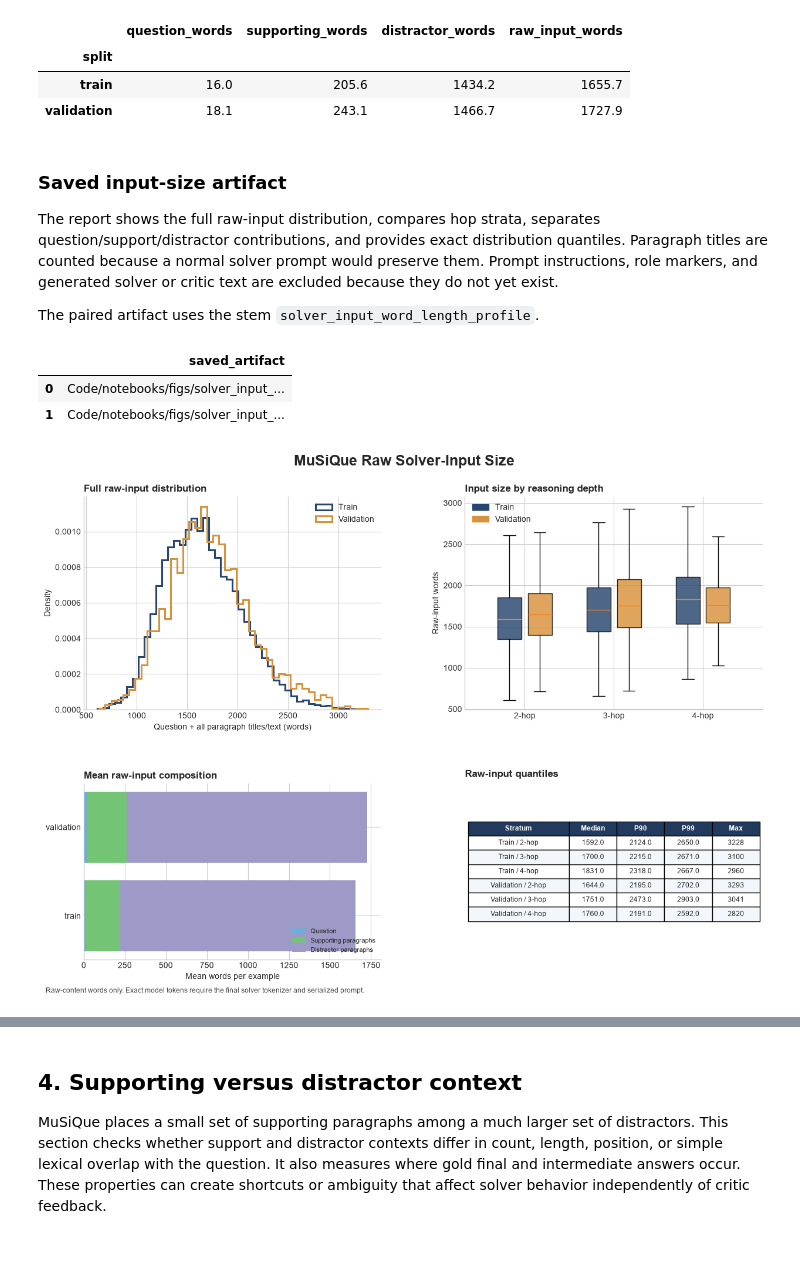
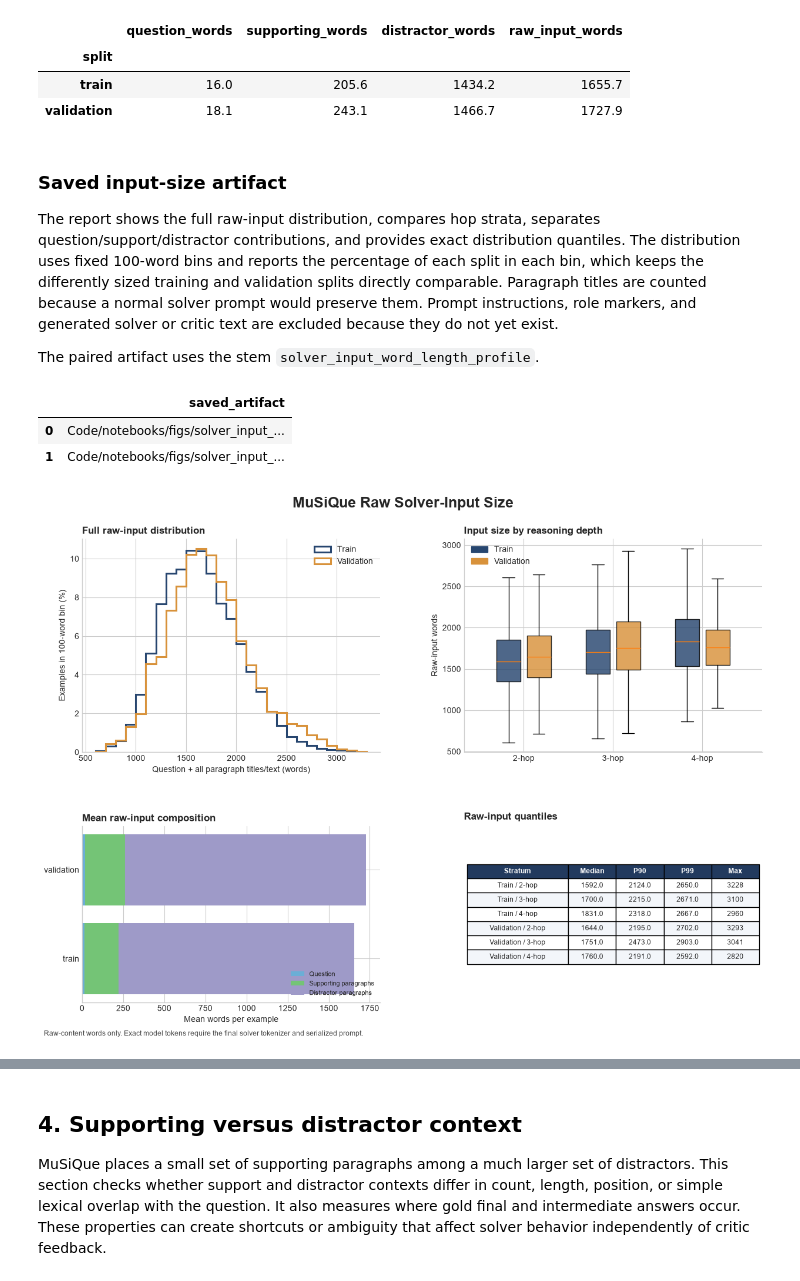
Before and after one commit to Jschechter18/fall-2026-group3, a Jupyter notebook: Code/notebooks/EDA.ipynb, the cells around one changed output, grey strips where cells are left out. Saved outputs shown, nothing was run; the diff lists cells and outputs as text; code cells hidden in the pictures; blank space fills up the shorter version.

Commit message:
better dependent variable for distribution graph

```diff
--- a/Code/notebooks/EDA.ipynb
+++ b/Code/notebooks/EDA.ipynb
@@ -773,7 +774,7 @@ display(input_component_summary)
 # %% [markdown]
 ### Saved input-size artifact
 
-The report shows the full raw-input distribution, compares hop strata, separates question/support/distractor contributions, and provides exact distribution quantiles. Paragraph titles are counted because a normal solver prompt would preserve them. Prompt instructions, role markers, and generated solver or critic text are excluded because they do not yet exist.
+The report shows the full raw-input distribution, compares hop strata, separates question/support/distractor contributions, and provides exact distribution quantiles. The distribution uses fixed 100-word bins and reports the percentage of each split in each bin, which keeps the differently sized training and validation splits directly comparable. Paragraph titles are counted because a normal solver prompt would preserve them. Prompt instructions, role markers, and generated solver or critic text are excluded because they do not yet exist.
 
 The paired artifact uses the stem `solver_input_word_length_profile`.
 # %%
@@ -786,11 +787,26 @@ component_axis = fig.add_subplot(grid[1, 0])
 quantile_axis = fig.add_subplot(grid[1, 1])
 fig.suptitle("MuSiQue Raw Solver-Input Size", fontsize=18, fontweight="bold", y=0.985)
 
+INPUT_LENGTH_BIN_WIDTH = 100
+input_length_minimum = (
+    input_size_profile["raw_input_words"].min() // INPUT_LENGTH_BIN_WIDTH
+    * INPUT_LENGTH_BIN_WIDTH
+)
+input_length_maximum = (
+    (input_size_profile["raw_input_words"].max() // INPUT_LENGTH_BIN_WIDTH + 1)
+    * INPUT_LENGTH_BIN_WIDTH
+)
+input_length_bins = np.arange(
+    input_length_minimum, input_length_maximum + INPUT_LENGTH_BIN_WIDTH, INPUT_LENGTH_BIN_WIDTH
+)
 for split_name in splits:
+    split_input_lengths = input_size_profile.loc[
+        input_size_profile["split"] == split_name, "raw_input_words"
+    ]
     distribution_axis.hist(
-        input_size_profile.loc[input_size_profile["split"] == split_name, "raw_input_words"],
-        bins=45,
-        density=True,
+        split_input_lengths,
+        bins=input_length_bins,
+        weights=np.full(len(split_input_lengths), 100 / len(split_input_lengths)),
         histtype="step",
         linewidth=2.2,
         color=SPLIT_COLORS[split_name],
@@ -798,7 +814,7 @@ for split_name in splits:
     )
 distribution_axis.set_title("Full raw-input distribution", loc="left", fontweight="bold")
 distribution_axis.set_xlabel("Question + all paragraph titles/text (words)")
-distribution_axis.set_ylabel("Density")
+distribution_axis.set_ylabel("Examples in 100-word bin (%)")
 distribution_axis.legend(frameon=False)
 distribution_axis.spines[["top", "right"]].set_visible(False)
 
@@ -858,33 +874,33 @@ quantiles_for_figure["Stratum"] = (
 quantiles_for_figure = quantiles_for_figure[
     ["Stratum", "median_words", "p90_words", "p99_words", "maximum_words"]
 ].round(0)
 quantiles_for_figure.columns = ["Stratum", "Median", "P90", "P99", "Max"]
 quantile_artist = quantile_axis.table(
     cellText=quantiles_for_figure.values,
     colLabels=quantiles_for_figure.columns,
     cellLoc="center",
     colLoc="center",
     colWidths=[0.34, 0.16, 0.16, 0.16, 0.16],
     loc="center",
 )
 quantile_artist.auto_set_font_size(False)
 quantile_artist.set_fontsize(8.5)
 quantile_artist.scale(1, 1.35)
 style_report_table(quantile_artist)
 
 fig.text(
     0.03, 0.02,
     "Raw-content words only. Exact model tokens require the final solver tokenizer and serialized prompt.",
     fontsize=8.5, color="#444444",
 )
 fig.subplots_adjust(left=0.08, right=0.97, top=0.91, bottom=0.08)
 input_size_artifact_paths = save_figure_pair(fig, "solver_input_word_length_profile")
 display(pd.DataFrame({"saved_artifact": [str(path.relative_to(REPO_ROOT)) for path in input_size_artifact_paths]}))
 plt.show()
 # %% [output]
 |  | saved_artifact |
 | 0 | Code/notebooks/figs/solver_input_... |
 | 1 | Code/notebooks/figs/solver_input_... |
-[figure, old version]
+[figure, new version]
 # %% [markdown]
 ### Interpretation for the solver-critic pipeline
```
Also changed, not shown: parts of 3 cells of this notebook.
